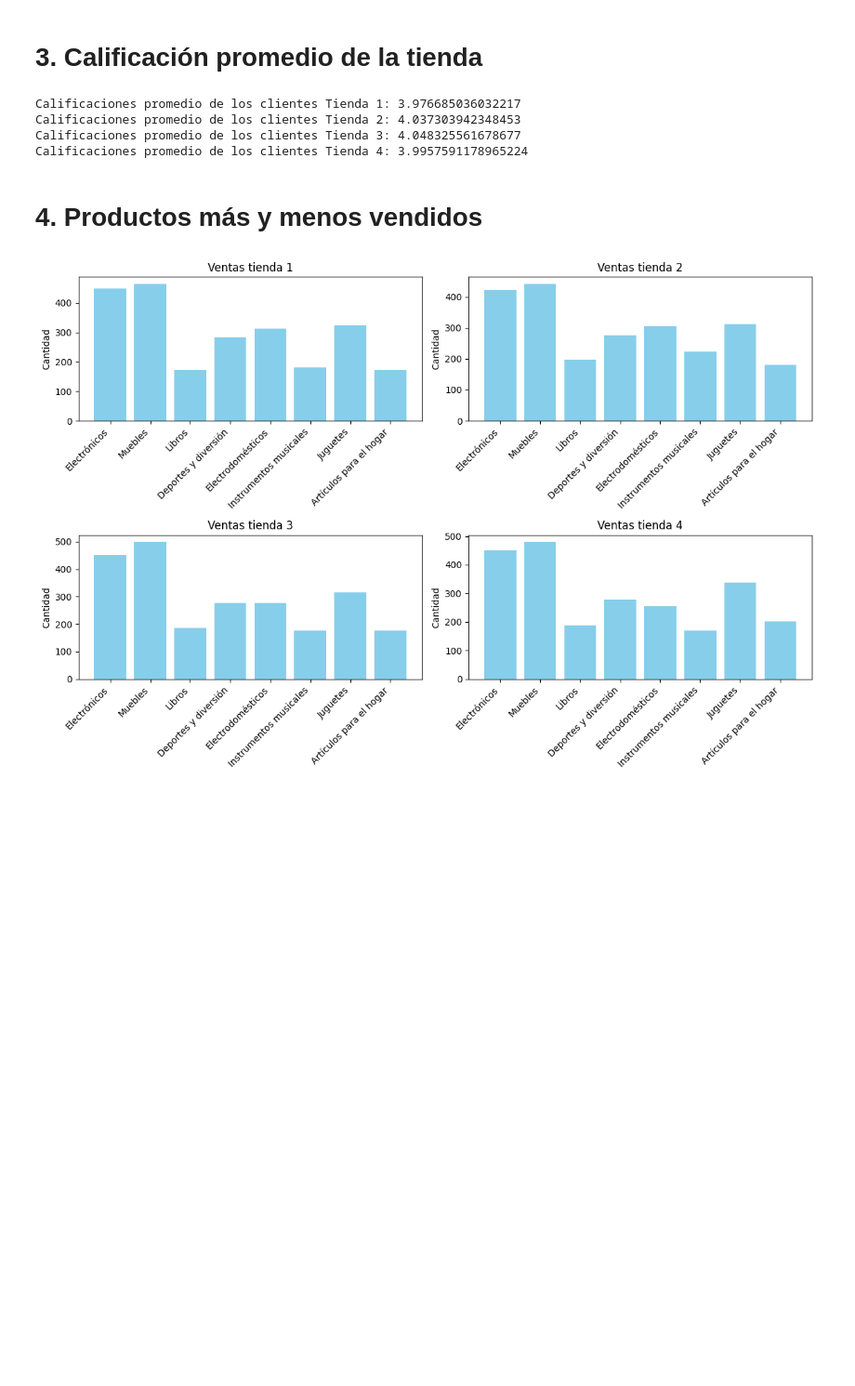
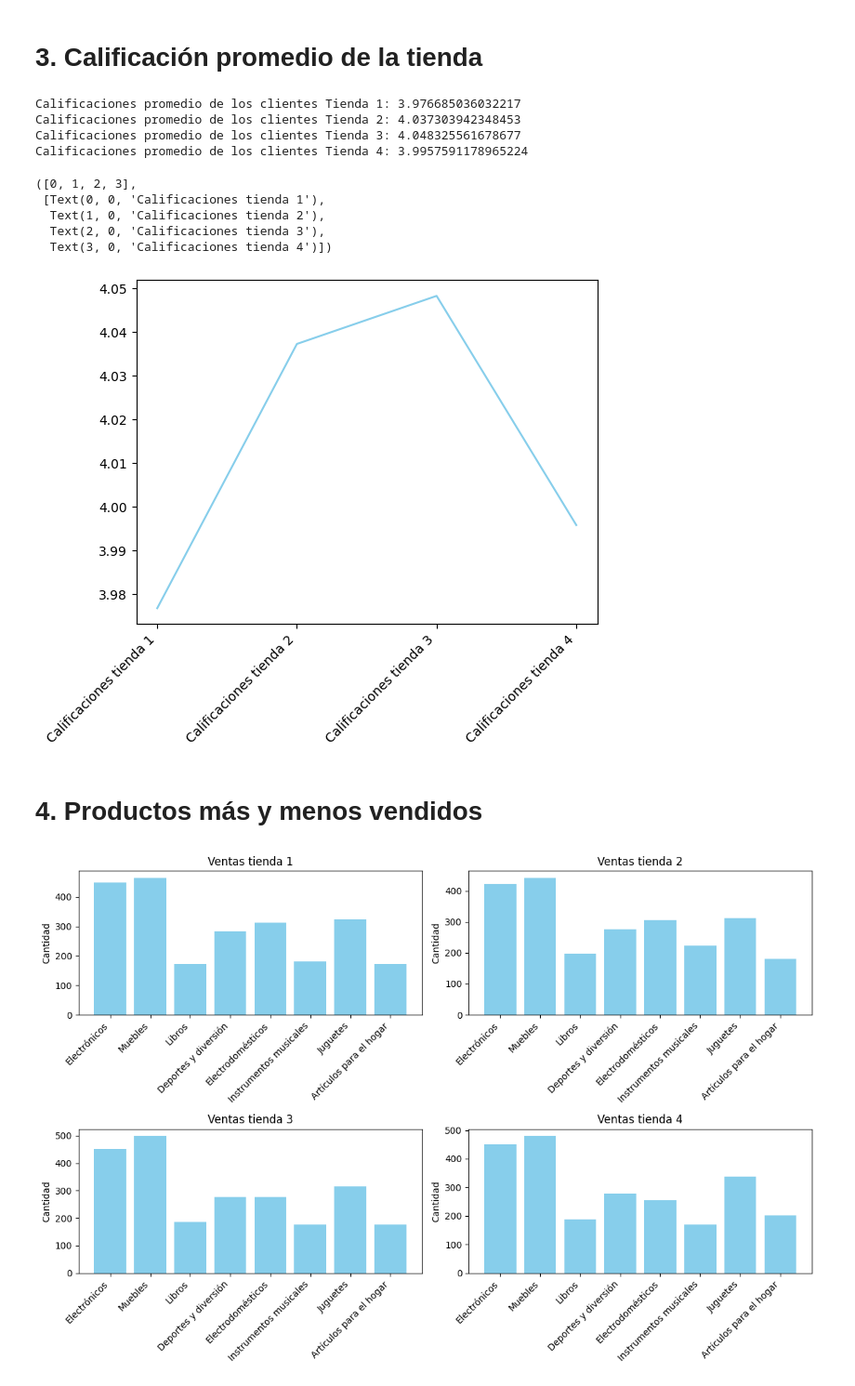
Before and after one commit to Danilalo/Challenge-de-Modelado-de-datos-con-Python, a Jupyter notebook: Challenge_de_Modelado_de_datos_con_Python.ipynb, the cells around one changed output. Shown at 93% size. Cells and saved outputs as stored; diff of their text form; code cells hidden in the pictures; blank space fills up the shorter version.

```diff
--- a/Challenge_de_Modelado_de_datos_con_Python.ipynb
+++ b/Challenge_de_Modelado_de_datos_con_Python.ipynb
@@ -128,6 +163,24 @@ Calificaciones promedio de los clientes Tienda 1: 3.976685036032217
 Calificaciones promedio de los clientes Tienda 2: 4.037303942348453
 Calificaciones promedio de los clientes Tienda 3: 4.048325561678677
 Calificaciones promedio de los clientes Tienda 4: 3.9957591178965224
+# %%
+import matplotlib.pyplot as plt
+
+
+
+prom = [Prom_Calif_tienda1, Prom_Calif_tienda2, Prom_Calif_tienda3, Prom_Calif_tienda4]
+titulos = ['Calificaciones tienda 1', 'Calificaciones tienda 2', 'Calificaciones tienda 3', 'Calificaciones tienda 4']
+
+
+plt.plot(titulos, prom, color='skyblue')
+plt.xticks(rotation=45, ha='right')
+# %% [output]
+([0, 1, 2, 3],
+ [Text(0, 0, 'Calificaciones tienda 1'),
+  Text(1, 0, 'Calificaciones tienda 2'),
+  Text(2, 0, 'Calificaciones tienda 3'),
+  Text(3, 0, 'Calificaciones tienda 4')])
+[figure, added]
 # %% [markdown]
 # 4. Productos más y menos vendidos
 # %%
```
Also changed, not shown: parts of 5 cells of this notebook.
